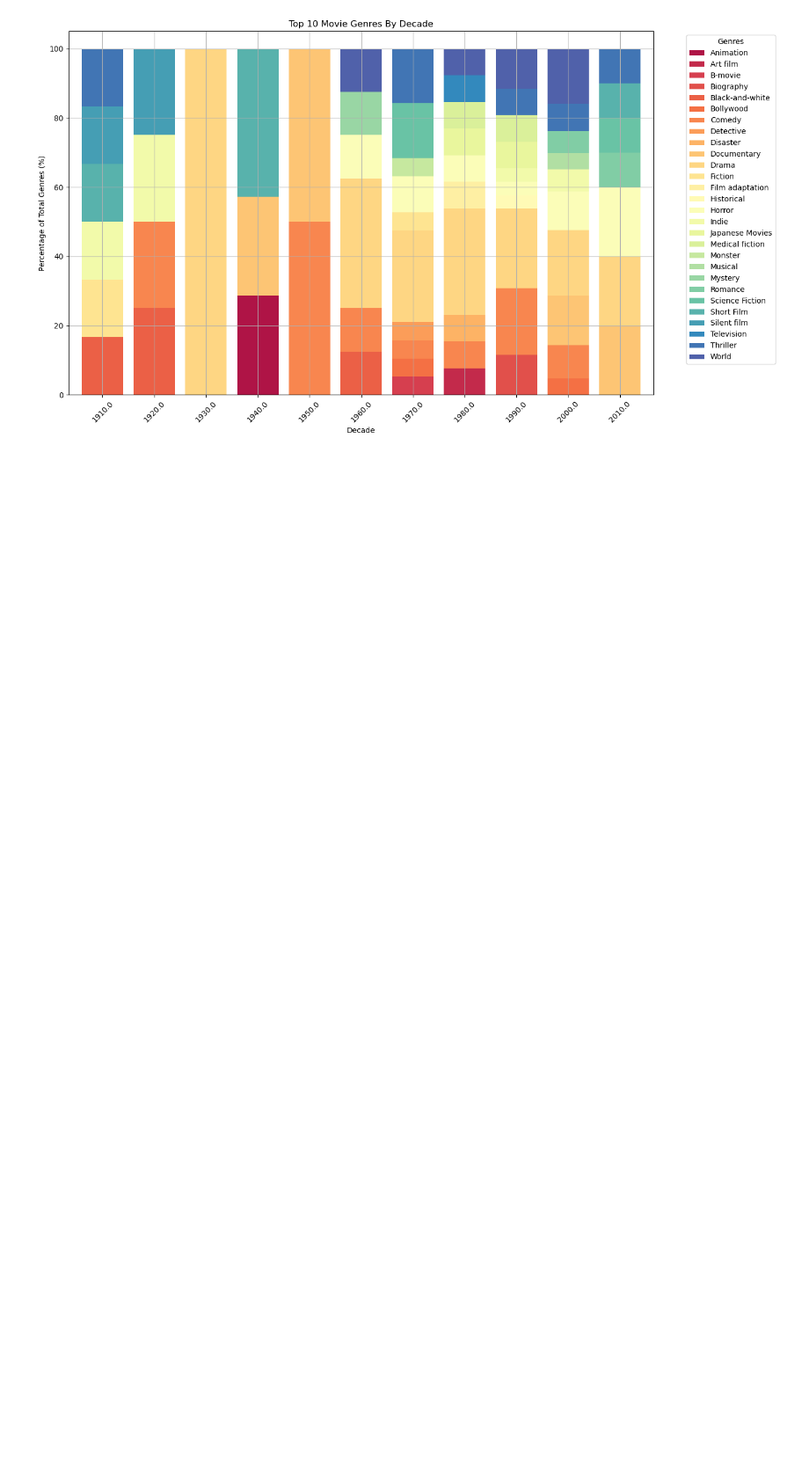
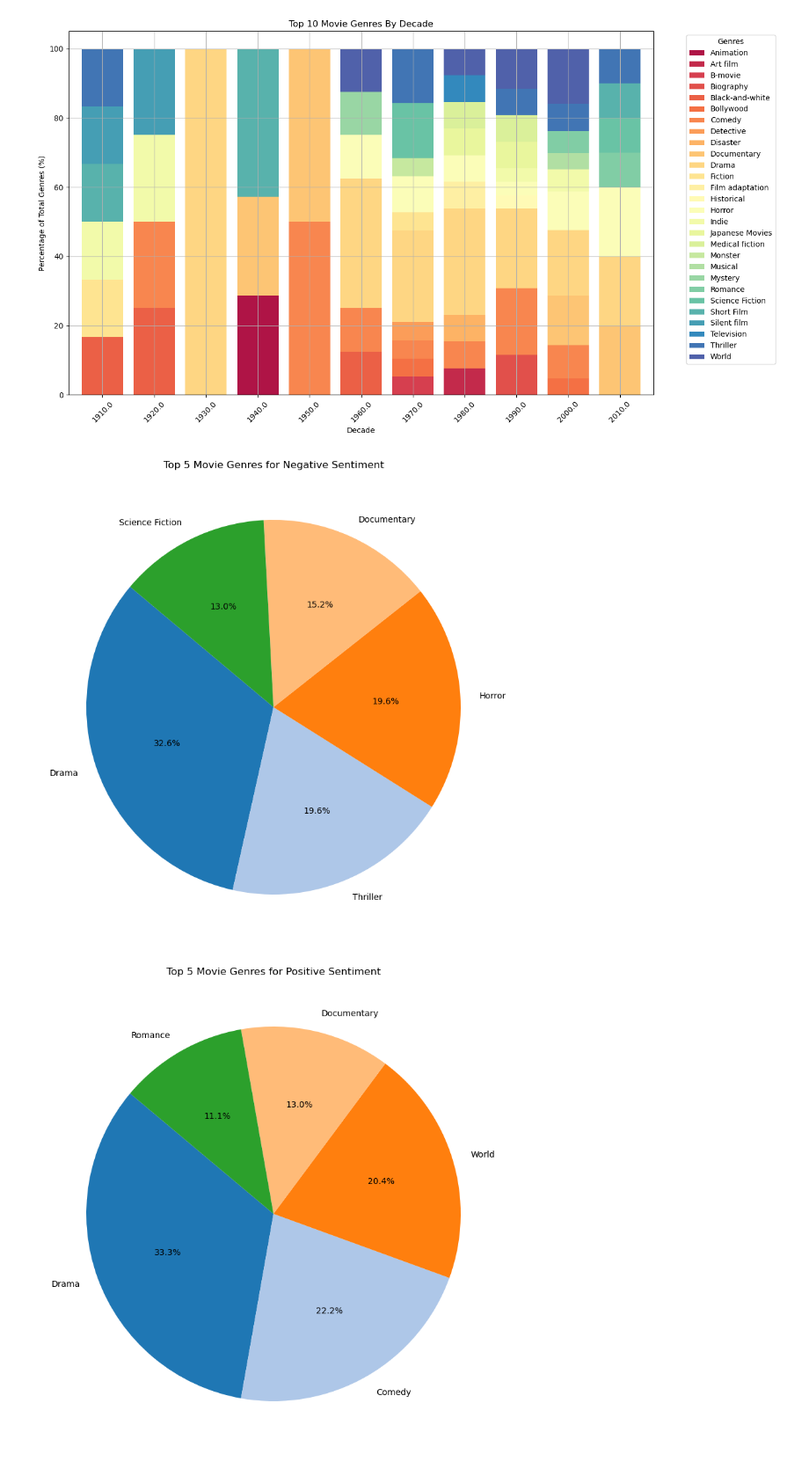
Before and after one commit to epfl-ada/ada-2024-project-astonishingdataavengers24, a Jupyter notebook: sentiment_analysis_draft.ipynb, the cells around one changed output. Shown at 88% size. Drawn from its saved outputs; the diff is of its cells as text; code cells hidden in the pictures; blank space fills up the shorter version.

Commit message:
UPDATE: added top genre per pos or neg sentiment

```diff
--- a/sentiment_analysis_draft.ipynb
+++ b/sentiment_analysis_draft.ipynb
@@ -73,3 +73,8 @@ plot_top_genres_overall(10, df_health)
 plot_top_genres(10, df_health)
 # %% [output]
 [figure]
+# %%
+plot_sentiment_pie_charts(df_health, x=5)
+# %% [output]
+[figure, added]
+[figure, added]
```
Also changed, not shown: 1 other file.
